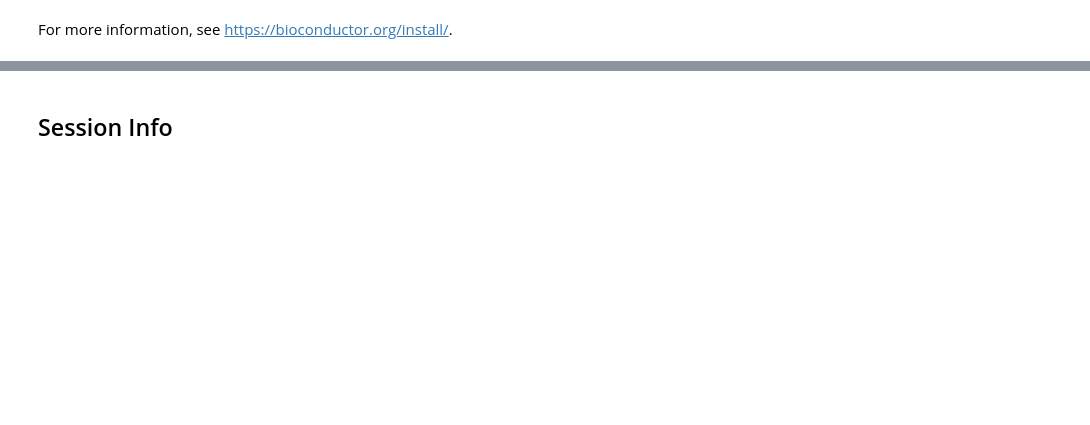
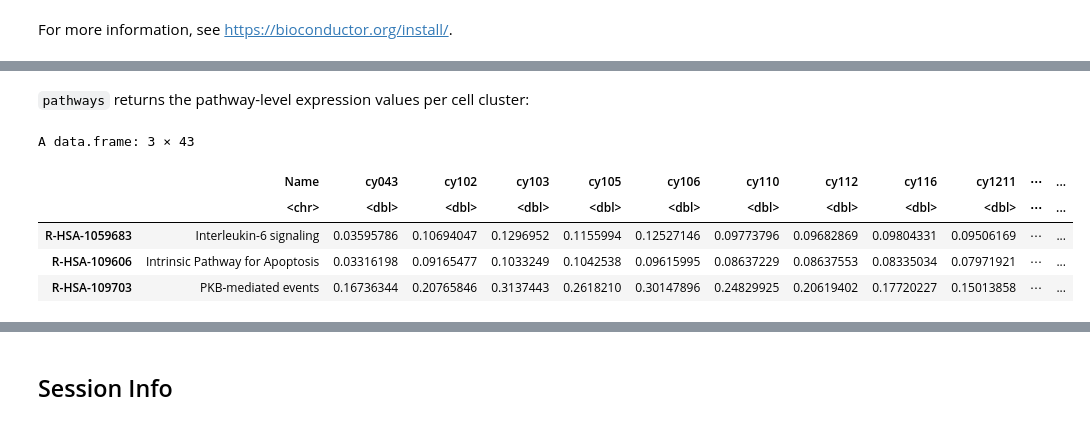
Before and after one commit to IgnatiusPang/reactomeworkshop, a Jupyter notebook: ReactomeGSA_RNAseq_Proteomics.ipynb, the cells around one changed output, grey strips where cells are left out. Drawn from its saved outputs; the diff is of its cells as text; code cells hidden in the pictures; blank space fills up the shorter version.

```diff
--- a/ReactomeGSA_RNAseq_Proteomics.ipynb
+++ b/ReactomeGSA_RNAseq_Proteomics.ipynb
@@ -631,0 +181,16 @@ The following hyperlink provides a tutorial created by the Reactome team that de
+# %% [markdown]
+`pathways` returns the pathway-level expression values per cell cluster:
+# %%
+pathway_expression <- pathways(gsva_result)
+
+# simplify the column names by removing the default dataset identifier
+colnames(pathway_expression) <- gsub("\\.Seurat", "", colnames(pathway_expression))
+
+pathway_expression[1:3,]
+# %% [output]
+A data.frame: 3 × 43
+|  | Name | cy043 | cy102 | cy103 | cy105 | cy106 | cy110 | cy112 | cy116 | cy1211 | ⋯ | ... |
+|  | <chr> | <dbl> | <dbl> | <dbl> | <dbl> | <dbl> | <dbl> | <dbl> | <dbl> | <dbl> | ⋯ | ... |
+| R-HSA-1059683 | Interleukin-6 signaling | 0.03595786 | 0.10694047 | 0.1296952 | 0.1155994 | 0.12527146 | 0.09773796 | 0.09682869 | 0.09804331 | 0.09506169 | ⋯ | ... |
+| R-HSA-109606 | Intrinsic Pathway for Apoptosis | 0.03316198 | 0.09165477 | 0.1033249 | 0.1042538 | 0.09615995 | 0.08637229 | 0.08637553 | 0.08335034 | 0.07971921 | ⋯ | ... |
+| R-HSA-109703 | PKB-mediated events | 0.16736344 | 0.20765846 | 0.3137443 | 0.2618210 | 0.30147896 | 0.24829925 | 0.20619402 | 0.17720227 | 0.15013858 | ⋯ | ... |
```
Also changed, not shown: parts of 89 cells of this notebook, 1 other file.
